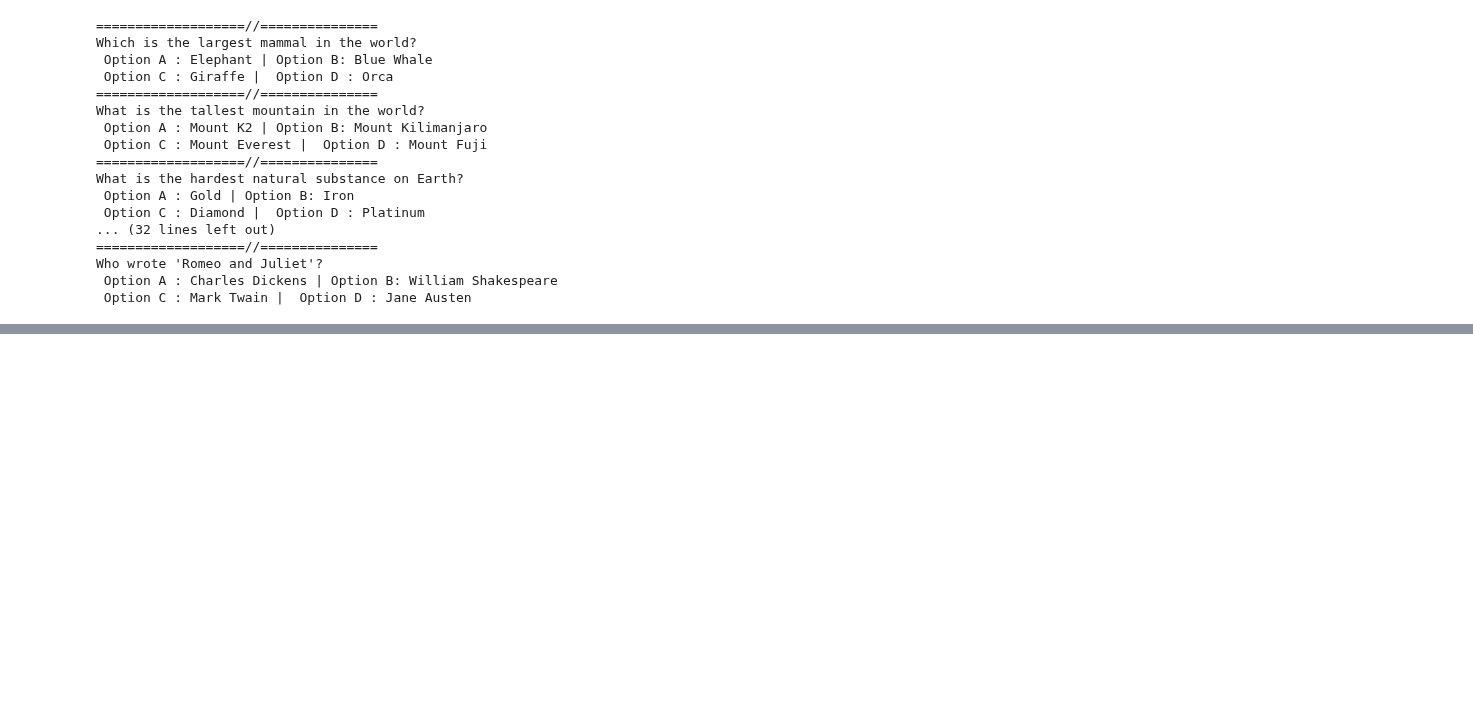
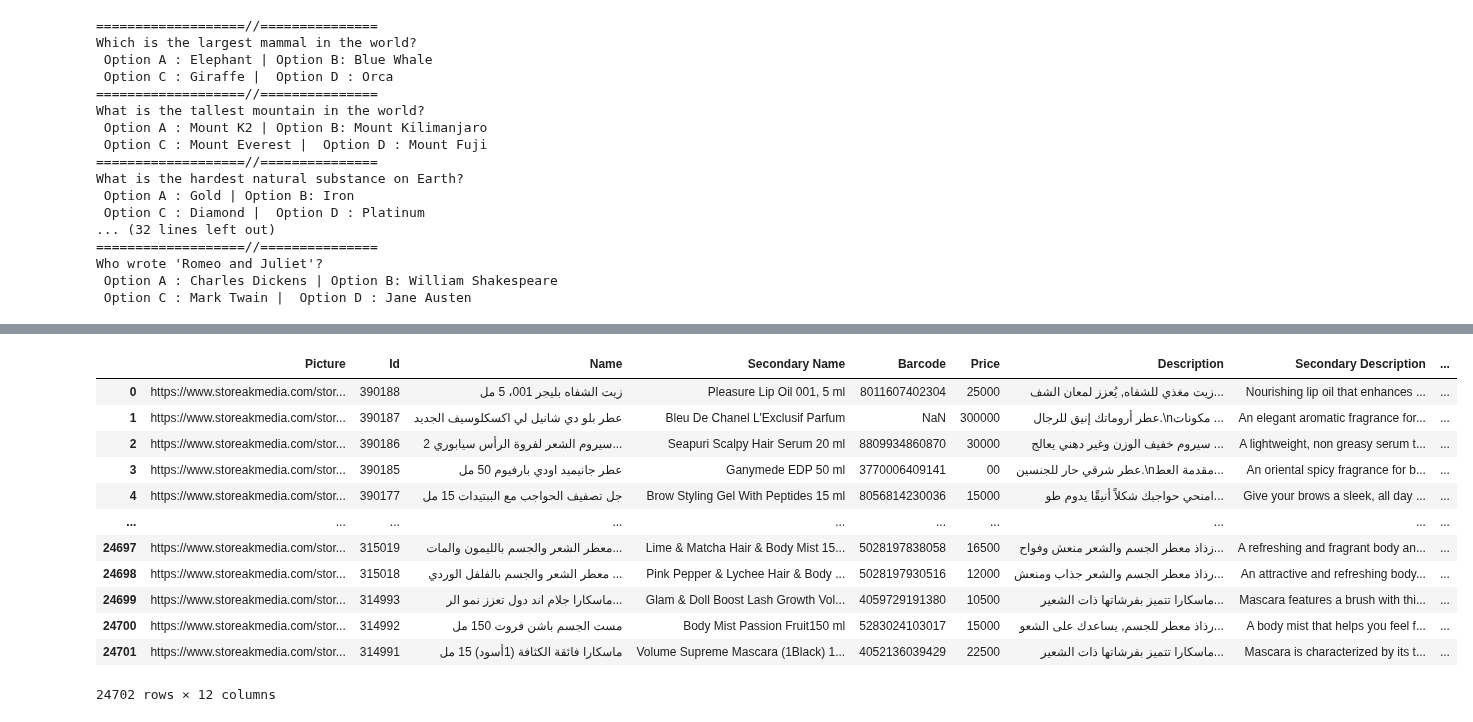
Before and after one commit to Ahmadhumayoun/DataAnalysisClassJune2026, a Jupyter notebook: 03_Pandas_Data_Analysis/03_Pandas_Data_Analysis.ipynb, the cells around one changed output, grey strips where cells are left out. Saved outputs shown, nothing was run; the diff lists cells and outputs as text; code cells hidden in the pictures; blank space fills up the shorter version.

```diff
--- a/03_Pandas_Data_Analysis/03_Pandas_Data_Analysis.ipynb
+++ b/03_Pandas_Data_Analysis/03_Pandas_Data_Analysis.ipynb
@@ -568,0 +745,3 @@ Who wrote 'Romeo and Juliet'?
+# %%
+itemsDf = pd.read_excel("VendorProducts.xlsx",sheet_name="Items")
+collectionsDf = pd.read_excel("VendorProducts.xlsx",sheet_name="Collections")
@@ -568,0 +754,19 @@ Who wrote 'Romeo and Juliet'?
+# %%
+cleanedItemPrices = []
+
+for itemsPrice in list(itemsDf["Price"]):
+    itemsPrice = itemsPrice.replace(",","").replace("د.ع","")
+
+    cleanedItemPrices.append(itemsPrice)
+
+itemsDf["Price"] = pd.Series(cleanedItemPrices)
+
+"========//==========="
+
+cleanedCollectionPrices = []
+
+for collectionPrice in list(collectionsDf["Price"]):
+    collectionPrice = collectionPrice.replace(",","").replace("د.ع","")
+    cleanedCollectionPrices.append(itemsPrice)
+
+collectionsDf["Price"] = pd.Series(cleanedCollectionPrices)
@@ -568,0 +834,18 @@ Who wrote 'Romeo and Juliet'?
+# %%
+itemsDf = itemsDf.drop(columns=["Sub Description","Secondary Sub Description","Code",])
+# %%
+itemsDf
+# %% [output]
+|  | Picture | Id | Name | Secondary Name | Barcode | Price | Description | Secondary Description | ... |
+| 0 | https://www.storeakmedia.com/stor... | 390188 | زيت الشفاه بليجر 001، 5 مل | Pleasure Lip Oil 001, 5 ml | 8011607402304 | 25000 | زيت مغذي للشفاه, يُعزز لمعان الشف... | Nourishing lip oil that enhances ... | ... |
+| 1 | https://www.storeakmedia.com/stor... | 390187 | عطر بلو دي شانيل لي اكسكلوسيف الجديد | Bleu De Chanel L'Exclusif Parfum | NaN | 300000 | عطر أروماتك إنيق للرجال.\nمكونات ... | An elegant aromatic fragrance for... | ... |
+| 2 | https://www.storeakmedia.com/stor... | 390186 | سيروم الشعر لفروة الرأس سيابوري 2... | Seapuri Scalpy Hair Serum 20 ml | 8809934860870 | 30000 | سيروم خفيف الوزن وغير دهني يعالج ... | A lightweight, non greasy serum t... | ... |
+| 3 | https://www.storeakmedia.com/stor... | 390185 | عطر جانيميد اودي بارفيوم 50 مل | Ganymede EDP 50 ml | 3770006409141 | 00 | عطر شرقي حار للجنسين.\nمقدمة العط... | An oriental spicy fragrance for b... | ... |
+| 4 | https://www.storeakmedia.com/stor... | 390177 | جل تصفيف الحواجب مع الببتيدات 15 مل | Brow Styling Gel With Peptides 15 ml | 8056814230036 | 15000 | امنحي حواجبك شكلاً أنيقًا يدوم طو... | Give your brows a sleek, all day ... | ... |
+| ... | ... | ... | ... | ... | ... | ... | ... | ... | ... |
+| 24697 | https://www.storeakmedia.com/stor... | 315019 | معطر الشعر والجسم بالليمون والمات... | Lime & Matcha Hair & Body Mist 15... | 5028197838058 | 16500 | زذاذ معطر الجسم والشعر منعش وفواح... | A refreshing and fragrant body an... | ... |
+| 24698 | https://www.storeakmedia.com/stor... | 315018 | معطر الشعر والجسم بالفلفل الوردي ... | Pink Pepper & Lychee Hair & Body ... | 5028197930516 | 12000 | رذاذ معطر الجسم والشعر جذاب ومنعش... | An attractive and refreshing body... | ... |
+| 24699 | https://www.storeakmedia.com/stor... | 314993 | ماسكارا جلام اند دول تعزز نمو الر... | Glam & Doll Boost Lash Growth Vol... | 4059729191380 | 10500 | ماسكارا تتميز بفرشاتها ذات الشعير... | Mascara features a brush with thi... | ... |
+| 24700 | https://www.storeakmedia.com/stor... | 314992 | مست الجسم باشن فروت 150 مل | Body Mist Passion Fruit150 ml | 5283024103017 | 15000 | رذاذ معطر للجسم, يساعدك على الشعو... | A body mist that helps you feel f... | ... |
+| 24701 | https://www.storeakmedia.com/stor... | 314991 | ماسكارا فائقة الكثافة (1أسود) 15 مل | Volume Supreme Mascara (1Black) 1... | 4052136039429 | 22500 | ماسكارا تتميز بفرشاتها ذات الشعير... | Mascara is characterized by its t... | ... |
+24702 rows × 12 columns
```
Also changed, not shown: parts of 28 cells of this notebook, 1 other file.
